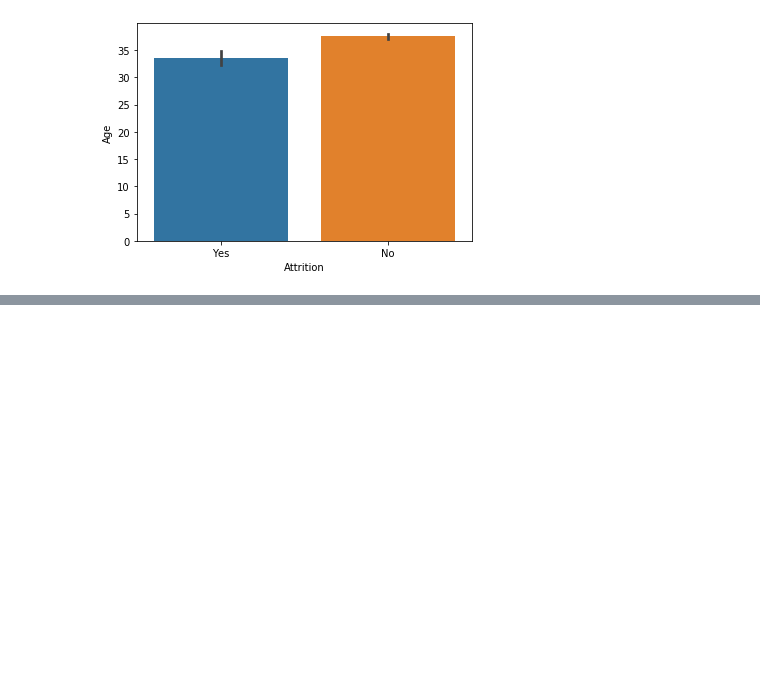
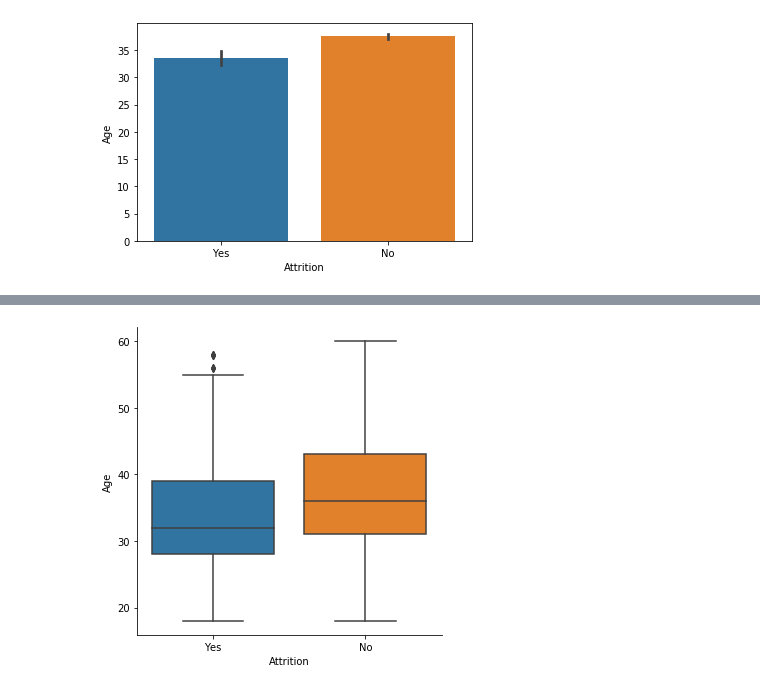
Before and after one commit to KimayaPotdar/HR-Attrition, a Jupyter notebook: HR Employee Attrition Prediction.ipynb, the cells around one changed output, grey strips where cells are left out. Saved outputs shown, nothing was run; the diff lists cells and outputs as text; code cells hidden in the pictures; blank space fills up the shorter version.

```diff
--- a/HR Employee Attrition Prediction.ipynb
+++ b/HR Employee Attrition Prediction.ipynb
@@ -63,0 +67,4 @@ sns.barplot(data=df,y='Attrition01',x='BusinessTravel')
+# %%
+sns.catplot(x="Attrition", y="Age", kind="box", data=df);
+# %% [output]
+[figure, added]
```
Also changed, not shown: parts of 10 cells of this notebook.
